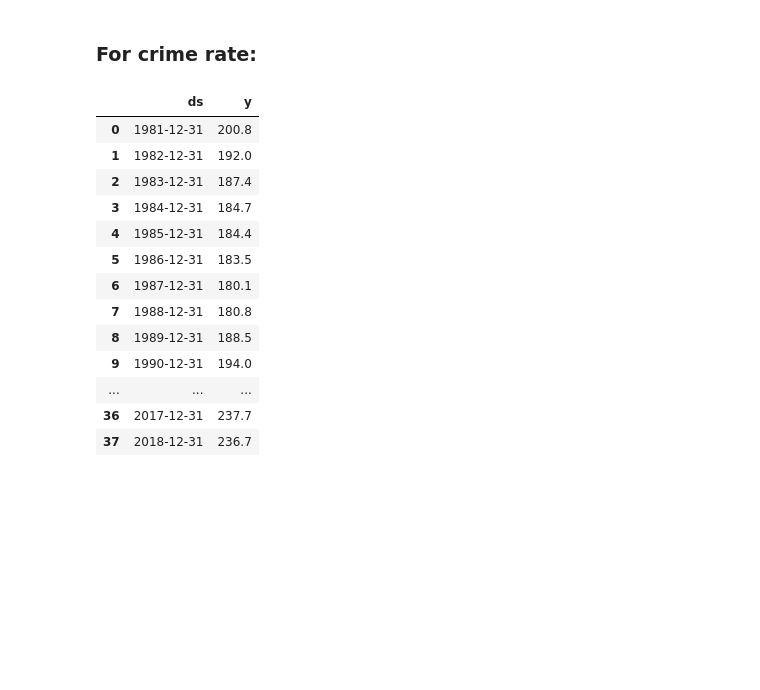
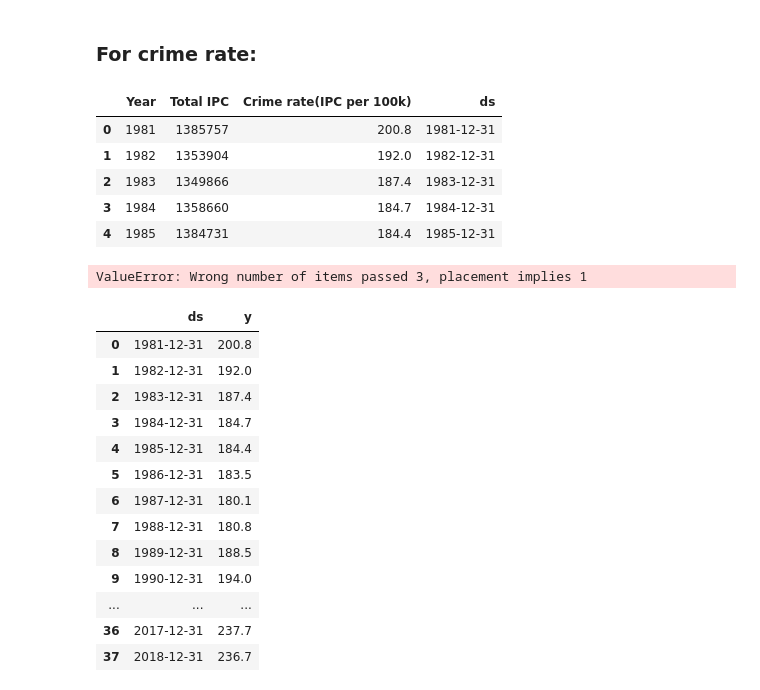
Before and after one commit to Mubeen-Zaki/Crime_Analysis, a Jupyter notebook: Prediction/prediction.ipynb, the cells around one changed output. Saved outputs shown, nothing was run; the diff lists cells and outputs as text; code cells hidden in the pictures; blank space fills up the shorter version.

```diff
--- a/Prediction/prediction.ipynb
+++ b/Prediction/prediction.ipynb
@@ -801,8 +801,17 @@ from sklearn.metrics import r2_score
 #df = df[['ds','y']]
 # %%
 df = pd.read_csv("F:\\Final Year Project\\Datasets\\CRIME_RATE(81-21).csv")
-df = df[['Crime rate(IPC per 100k)']]
+#df = df[['Crime rate(IPC per 100k)']]
 y = df.values
+# %%
+df.head()
+# %% [output]
+|  | Year | Total IPC | Crime rate(IPC per 100k) | ds |
+| 0 | 1981 | 1385757 | 200.8 | 1981-12-31 |
+| 1 | 1982 | 1353904 | 192.0 | 1982-12-31 |
+| 2 | 1983 | 1349866 | 187.4 | 1983-12-31 |
+| 3 | 1984 | 1358660 | 184.7 | 1984-12-31 |
+| 4 | 1985 | 1384731 | 184.4 | 1985-12-31 |
 # %%
 from datetime import datetime
 # %%
@@ -813,6 +822,8 @@ ds = np.array(ds).reshape(-2,1)
 df['ds'] = pd.DataFrame(ds)
 # %%
 df['y'] = pd.DataFrame(y)
+# %% [output]
+ValueError: Wrong number of items passed 3, placement implies 1
 # %%
 df = df.drop(['Crime rate(IPC per 100k)'],axis=1)
 # %%
```
Also changed, not shown: parts of 1 cell of this notebook, 6 other files.
